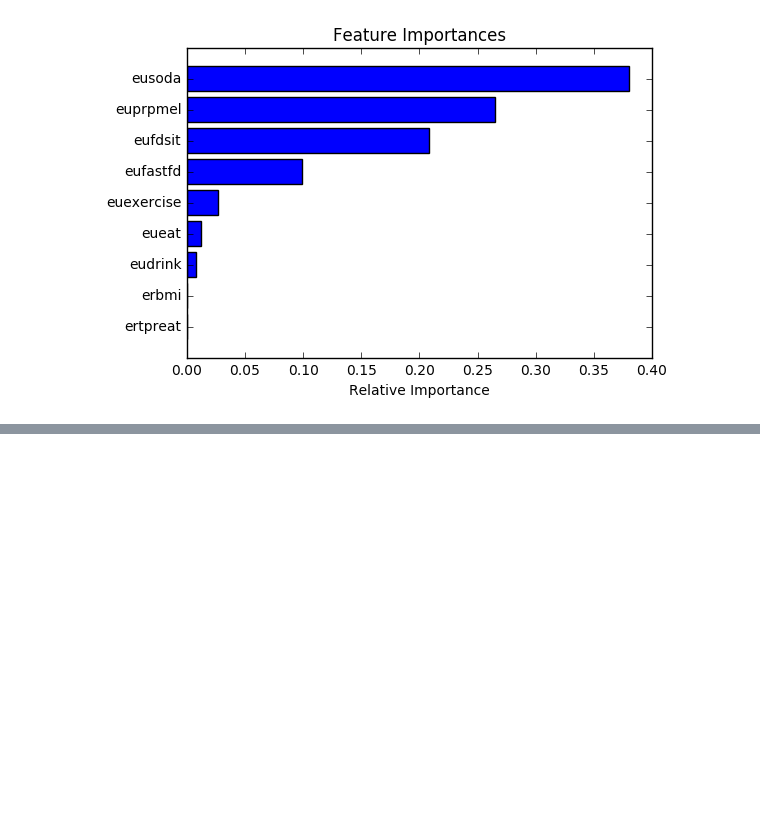
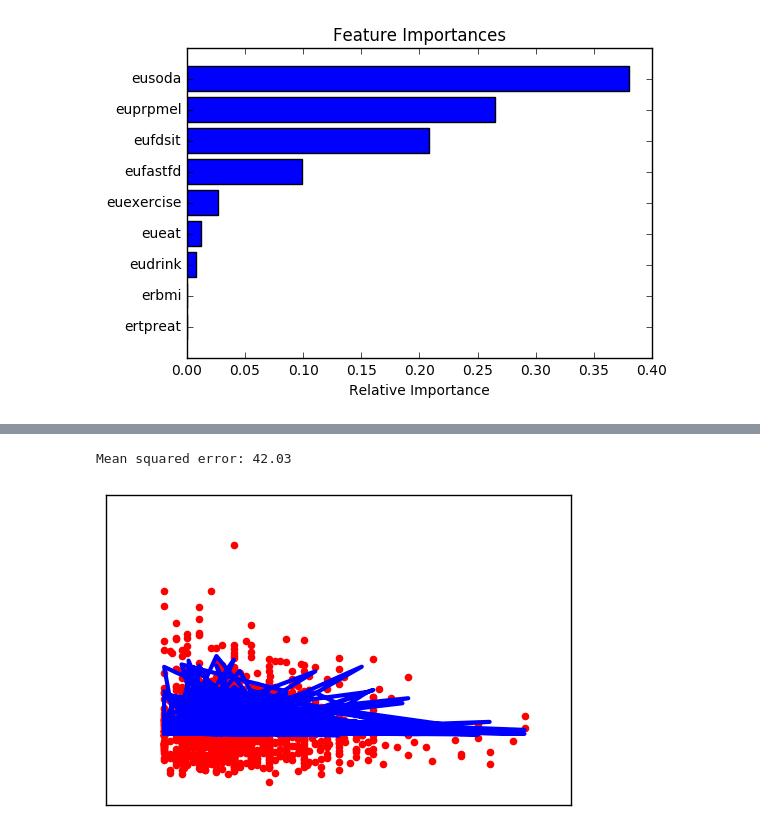
Before and after one commit to kushal-gbk/food-health-data-mining, a Jupyter notebook: FinalNotebook.ipynb, the cells around one changed output, grey strips where cells are left out. Cells and saved outputs as stored; diff of their text form; code cells hidden in the pictures; blank space fills up the shorter version.

```diff
--- a/FinalNotebook.ipynb
+++ b/FinalNotebook.ipynb
@@ -158,0 +239,21 @@ plt.show()
+# %%
+from sklearn.linear_model import LinearRegression, TheilSenRegressor
+from sklearn.linear_model import RANSACRegressor
+
+
+regr = TheilSenRegressor(random_state=42)
+regr.fit(X_train, y_train)
+y_pred = regr.predict(X_test)
+print("Mean squared error: %.2f"
+ % mean_squared_error(y_test, y_pred))
+plt.scatter(X_test.iloc[:,0], y_test,  color='red')   #Red represents actual
+plt.plot(X_test.iloc[:,0], y_pred, color='blue', linewidth=3) # Predicted
+
+plt.xticks(())
+plt.yticks(())
+plt.title('TheilSen Regressor Scatter Grap')
+
+plt.show()
+# %% [output]
+Mean squared error: 42.03
+[figure, added]
```
Also changed, not shown: parts of 13 cells of this notebook.
